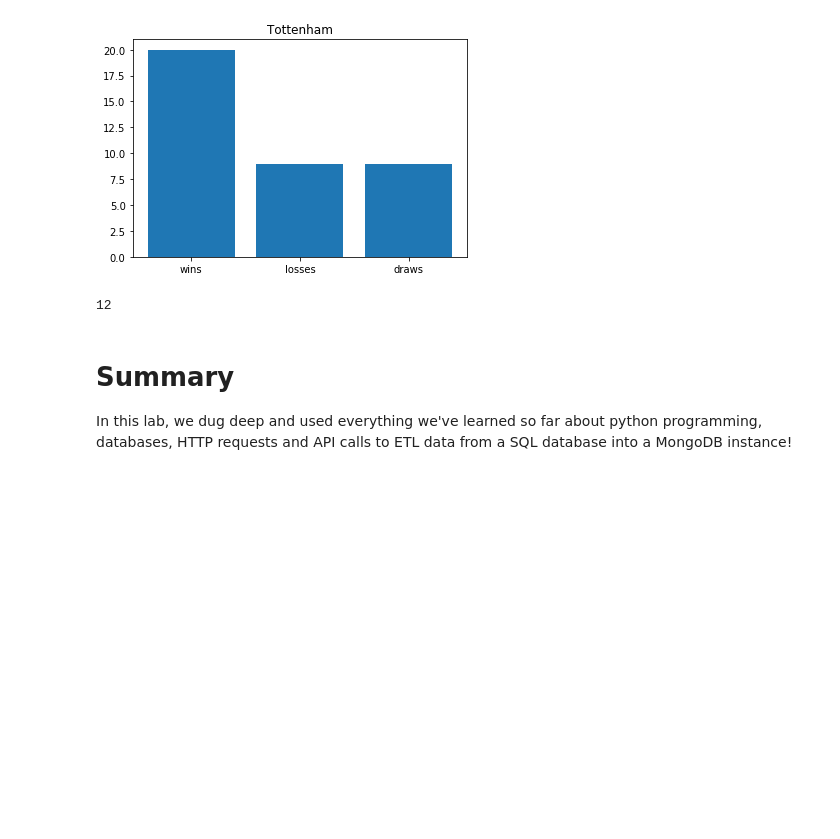
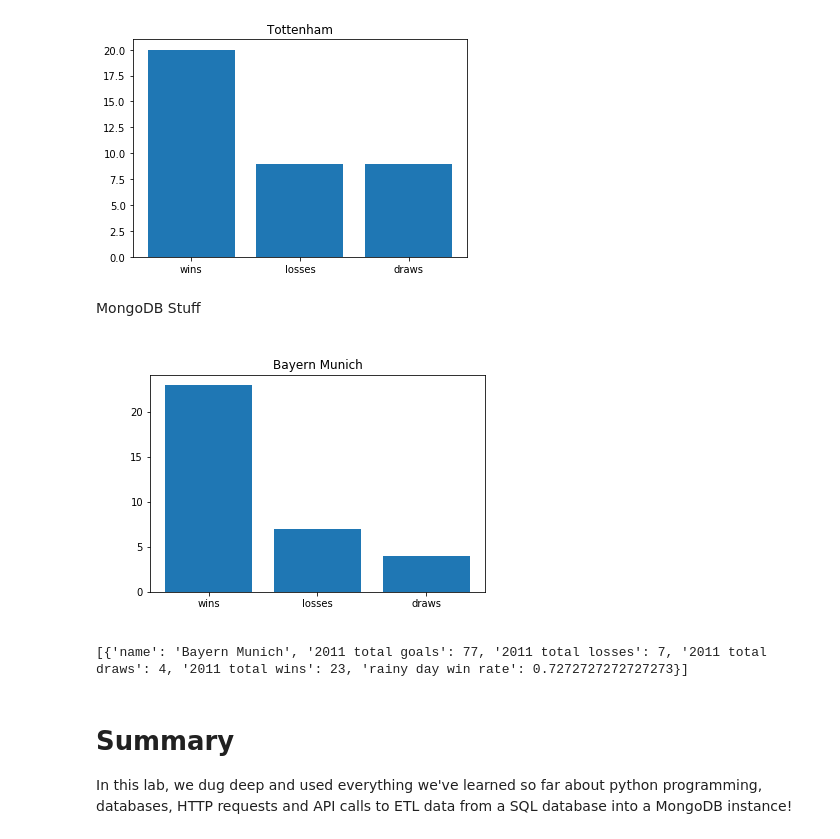
Before and after one commit to DTrimarchi10/dsc-mod-2-lab-online-ds-ft-051319, a Jupyter notebook: index.ipynb, the cells around one changed output. Saved outputs shown, nothing was run; the diff lists cells and outputs as text; code cells hidden in the pictures; blank space fills up the shorter version.

```diff
--- a/index.ipynb
+++ b/index.ipynb
@@ -330,7 +345,5 @@ def team_stats_maker(year, weather_for_place_in_season):
 teams_2011 = team_stats_maker(2011, berlin_weather_2011)
 # %% [output]
 [figure]
-# %%
-teams_2011[0].tot_wins
-# %% [output]
-12
+# %% [markdown]
+MongoDB Stuff
@@ -337,3 +361,15 @@ teams_2011[0].tot_wins
+# %%
+def get_team_stats(team_name):
+    team_stats = list(mycollection.find({'name': team_name},{'_id': 0, '2011 histogram': 0}))
+    team_hist = list(mycollection.find({'name': team_name}))[0]['2011 histogram']
+    display(Image.open(BytesIO(team_hist)))
+    print(team_stats)
+    return
+# %%
+get_team_stats('Bayern Munich')
+# %% [output]
+[figure, added]
+[{'name': 'Bayern Munich', '2011 total goals': 77, '2011 total losses': 7, '2011 total draws': 4, '2011 total wins': 23, 'rainy day win rate': 0.7272727272727273}]
 # %%
 class MongoHandler():
     pass
```
Also changed, not shown: parts of 5 cells of this notebook.
